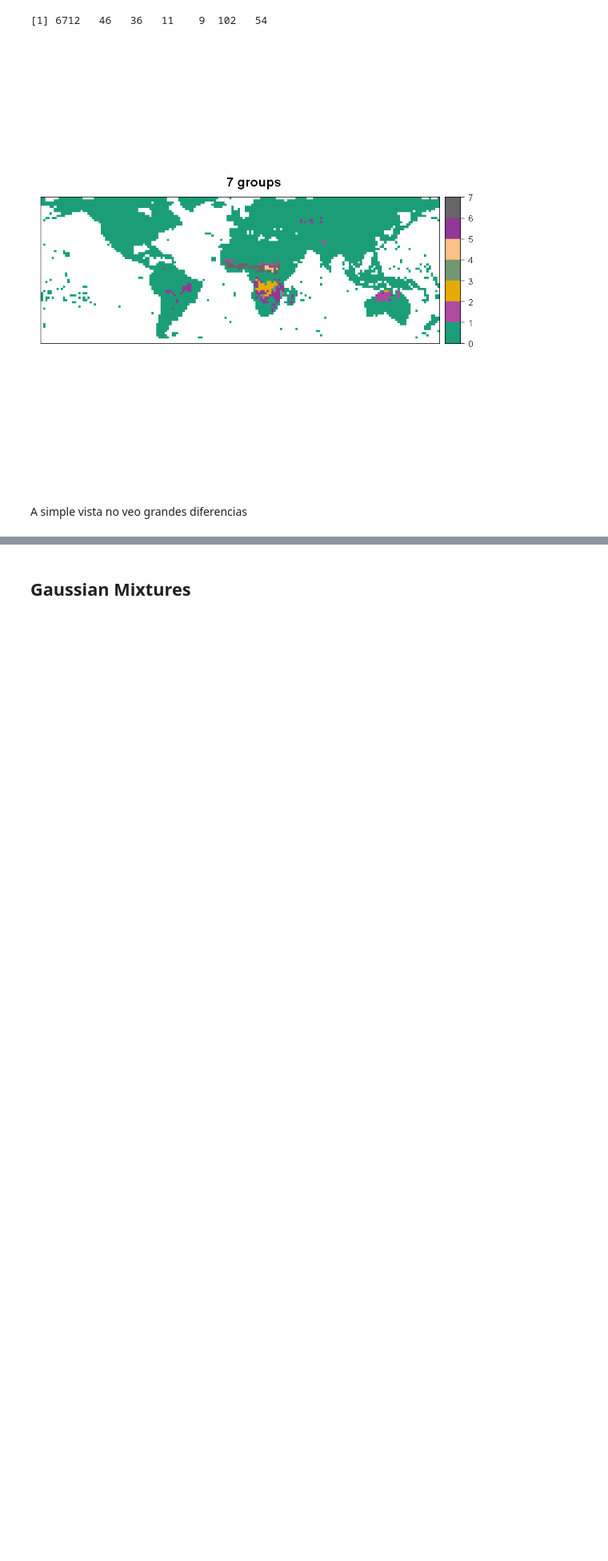
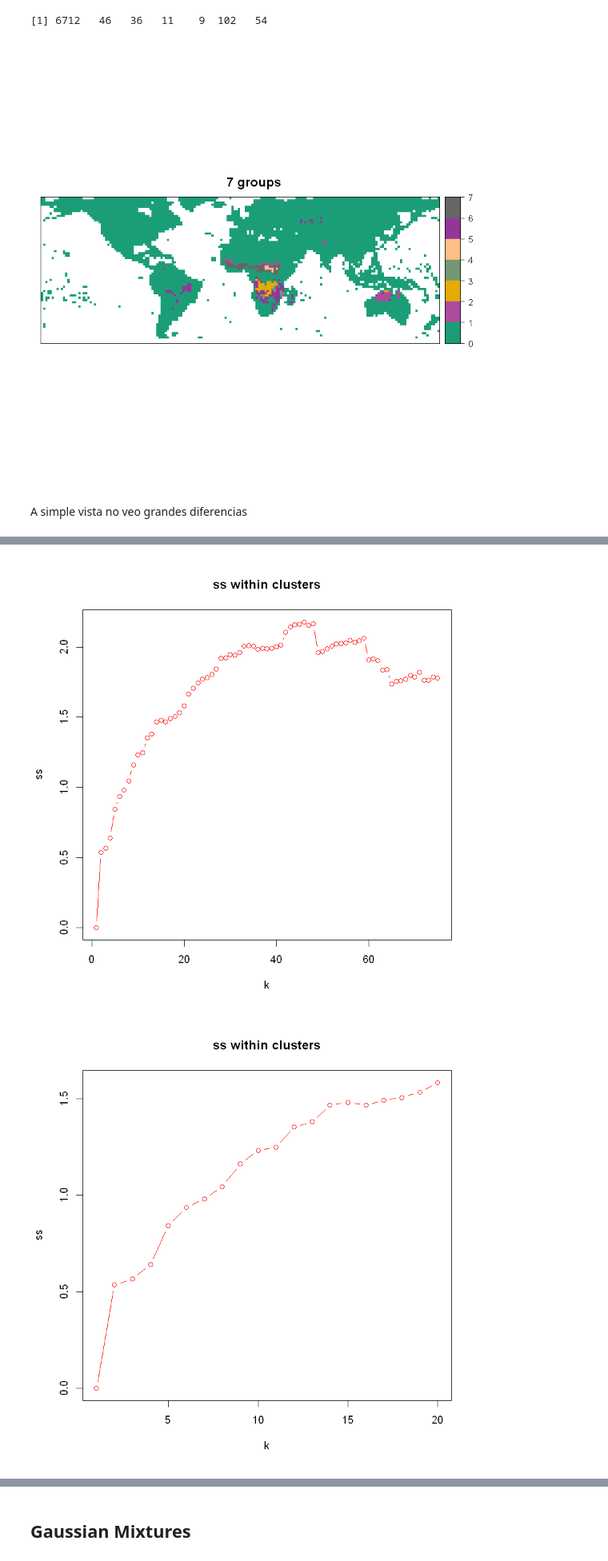
Before and after one commit to MarcosVM98/TFM, a Jupyter notebook: clustering.ipynb, the cells around one changed output, grey strips where cells are left out. Shown at 80% size. Saved outputs shown, nothing was run; the diff lists cells and outputs as text; code cells hidden in the pictures; blank space fills up the shorter version.

```diff
--- a/clustering.ipynb
+++ b/clustering.ipynb
@@ -143,0 +202,4 @@ A simple vista no veo grandes diferencias
+# %%
+hc10 <- cutree(clus, k = 10)
+# %%
+centroide = colMeans(df[-naind, ][which(hc10 == 2),])
@@ -143,0 +211,11 @@ A simple vista no veo grandes diferencias
+# %%
+d = c()
+dd = c()
+centr = list()
+for (i in 1:10){
+    centroide = colMeans(df[-naind, ][which(hc10 == i),])
+    d[i] = sum((df[-naind, ][which(hc10 == i),] - centroide)^2) / sum(hc10 == i)
+    dd[i] = sum(var(df[-naind, ][which(hc10 == i),]))
+    centr = list(centr, centroide)
+    #d[i] = sum(parDist(as.matrix(df[-naind, ][which(hc10 == i),]), method = "euclidean")) / sum(which(hc10 == i))
+}
@@ -143,0 +250,25 @@ A simple vista no veo grandes diferencias
+# %%
+selectBesthclust <- function(data, K = 15) {
+    dist.euclidean <- parDist(as.matrix(df[-naind, ]), method = "euclidean")
+    clus = hclust(dist.euclidean, method = "complete")
+    err = c()
+    #centr = list()
+    for (k in 1:K){
+        hc.k <- cutree(clus, k = k)
+        d = c()
+        for (i in 1:k){
+            centroide = colMeans(df[-naind, ][which(hc.k == i),])
+            d[i] = sum((df[-naind, ][which(hc.k == i),] - centroide)^2) / sum(hc.k == i)
+            #centr = list(centr, centroide)
+        }
+        err[k] = sum(d)
+    }
+    plot(err, col = "red", type = "b", xlab = "k", ylab = "ss", main = "ss within clusters")
+    return(err)
+}
+# %%
+hc.75 <- selectBesthclust(data = df[-naind, ], K = 75)
+hc.15 <- selectBesthclust(data = df[-naind, ], K = 20)
+# %% [output]
+[figure, added]
+[figure, added]
```
Also changed, not shown: parts of 47 cells of this notebook.
